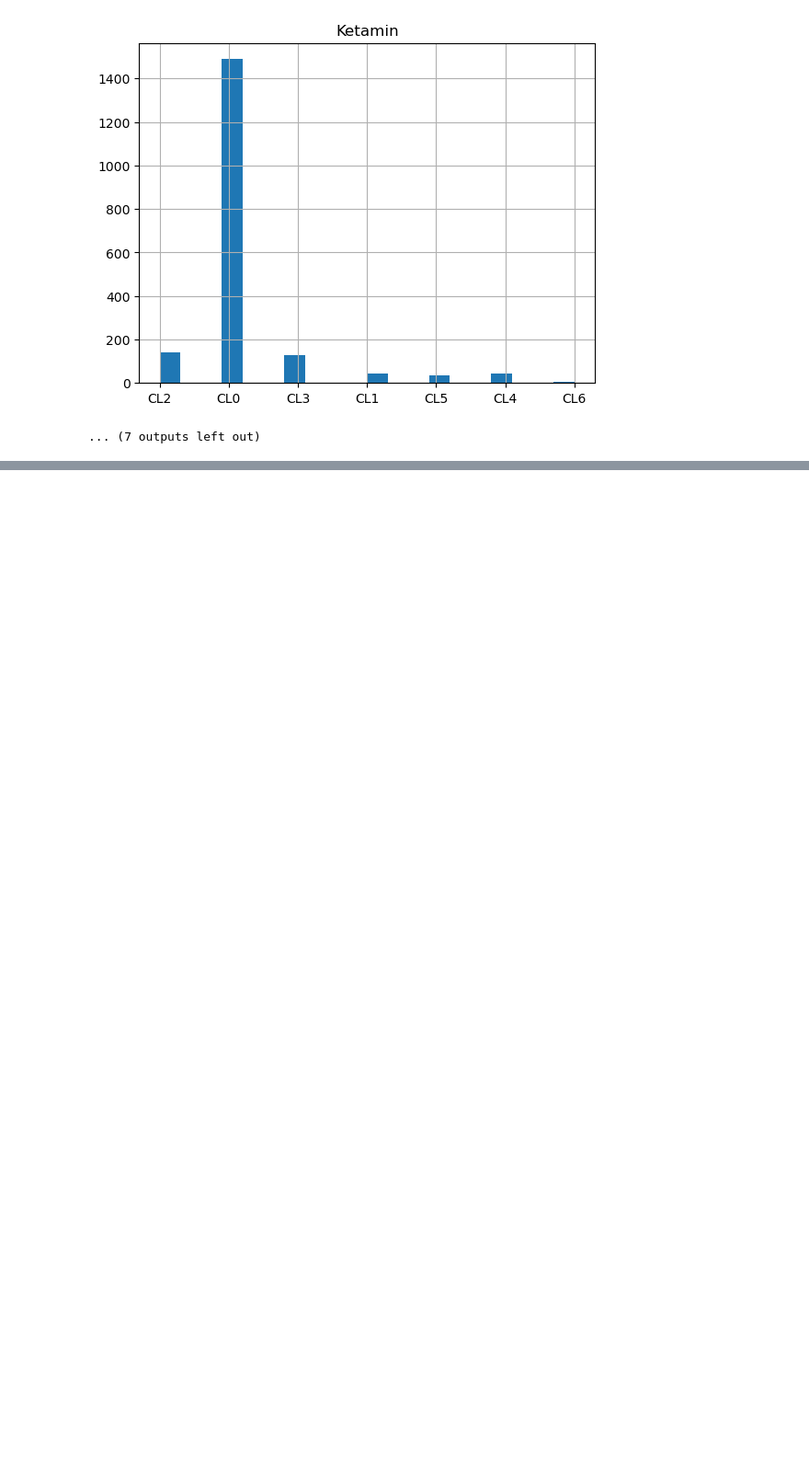
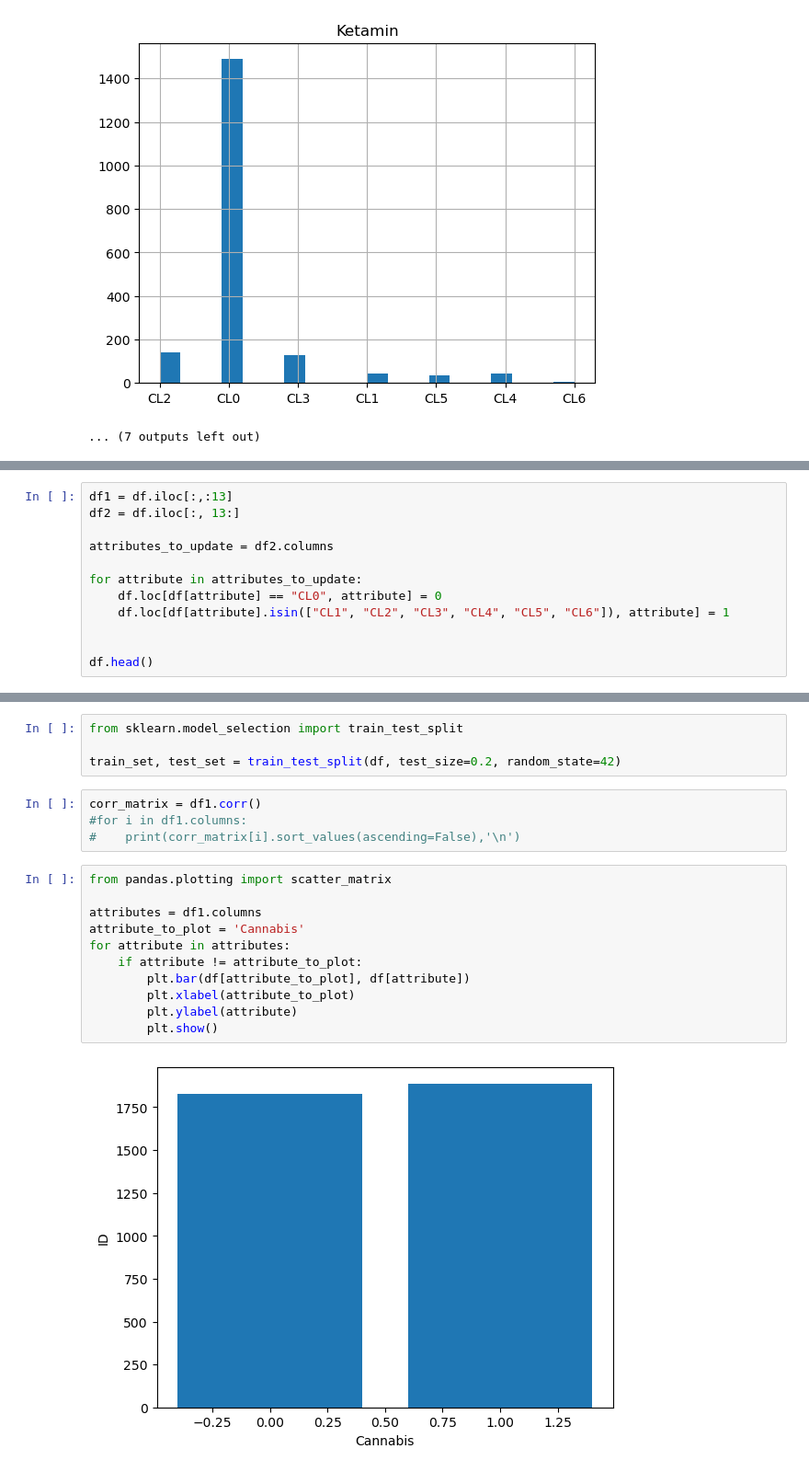
Before and after one commit to Freybier/Drogen4Life, a Jupyter notebook: Drug_Project.ipynb, the cells around one changed output, grey strips where cells are left out. Shown at 92% size. Cells and saved outputs as stored; diff of their text form; blank space fills up the shorter version.

```diff
--- a/Drug_Project.ipynb
+++ b/Drug_Project.ipynb
@@ -95,0 +93,12 @@ df2 = df.iloc[:,13:]
+# %%
+df1 = df.iloc[:,:13]
+df2 = df.iloc[:, 13:]
+
+attributes_to_update = df2.columns
+
+for attribute in attributes_to_update:
+    df.loc[df[attribute] == "CL0", attribute] = 0
+    df.loc[df[attribute].isin(["CL1", "CL2", "CL3", "CL4", "CL5", "CL6"]), attribute] = 1
+
+
+df.head()
@@ -95,0 +113,21 @@ df2 = df.iloc[:,13:]
+# %%
+from sklearn.model_selection import train_test_split
+
+train_set, test_set = train_test_split(df, test_size=0.2, random_state=42)
+# %%
+corr_matrix = df1.corr()
+#for i in df1.columns:
+#    print(corr_matrix[i].sort_values(ascending=False),'\n')
+# %%
+from pandas.plotting import scatter_matrix
+
+attributes = df1.columns
+attribute_to_plot = 'Cannabis'
+for attribute in attributes:
+    if attribute != attribute_to_plot:
+        plt.bar(df[attribute_to_plot], df[attribute])
+        plt.xlabel(attribute_to_plot)
+        plt.ylabel(attribute)
+        plt.show()
+# %% [output]
+[figure, added]
```
Also changed, not shown: parts of 3 cells of this notebook, 1 other file.
